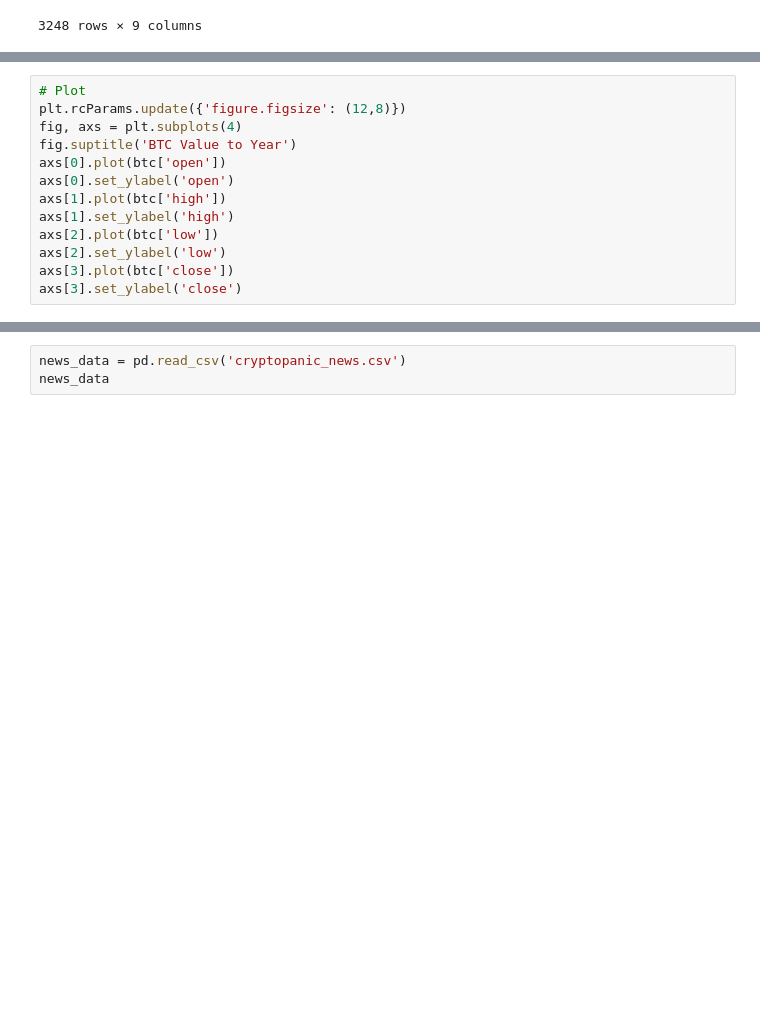
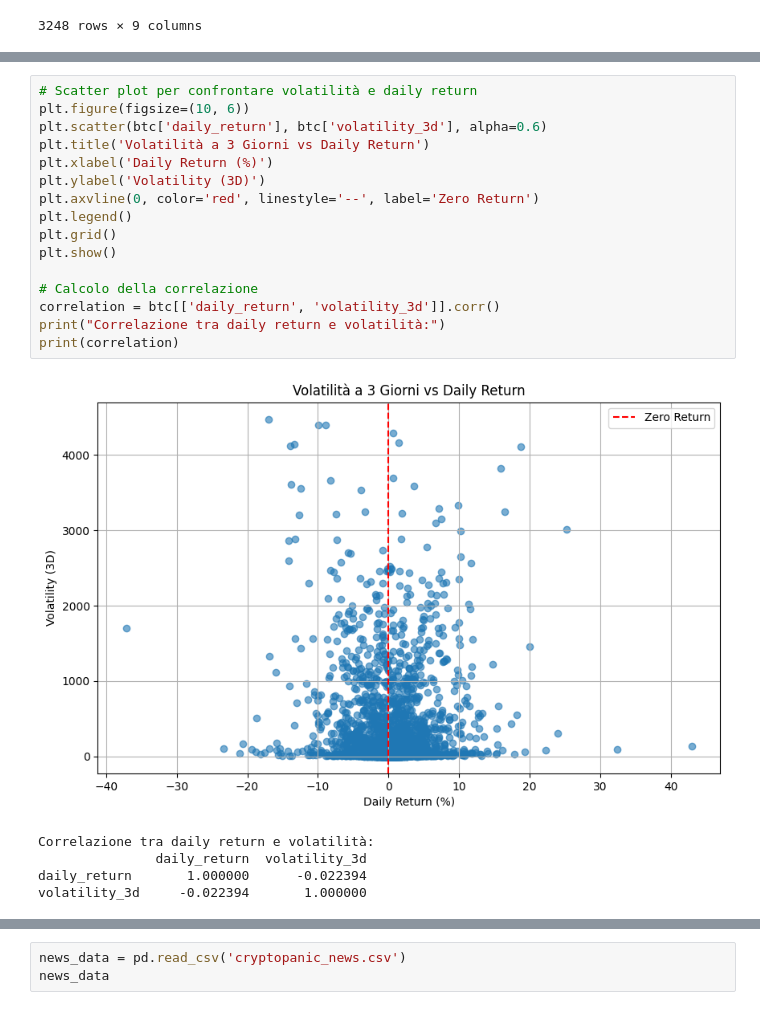
Before and after one commit to riccardoscut/riccardoscut, a Jupyter notebook: CrypToData.ipynb, the cells around one changed output, grey strips where cells are left out. Drawn from its saved outputs; the diff is of its cells as text; blank space fills up the shorter version.

```diff
--- a/CrypToData.ipynb
+++ b/CrypToData.ipynb
@@ -148,13 +74,0 @@ Text(0.5, 1.0, 'BTC Votality Standardized')
-# %%
-# Plot
-plt.rcParams.update({'figure.figsize': (12,8)})
-fig, axs = plt.subplots(4)
-fig.suptitle('BTC Value to Year')
-axs[0].plot(btc['open'])
-axs[0].set_ylabel('open')
-axs[1].plot(btc['high'])
-axs[1].set_ylabel('high')
-axs[2].plot(btc['low'])
-axs[2].set_ylabel('low')
-axs[3].plot(btc['close'])
-axs[3].set_ylabel('close')
@@ -233,0 +140,22 @@ from vaderSentiment.vaderSentiment import SentimentIntensityAnalyzer
+# %%
+# Scatter plot per confrontare volatilità e daily return
+plt.figure(figsize=(10, 6))
+plt.scatter(btc['daily_return'], btc['volatility_3d'], alpha=0.6)
+plt.title('Volatilità a 3 Giorni vs Daily Return')
+plt.xlabel('Daily Return (%)')
+plt.ylabel('Volatility (3D)')
+plt.axvline(0, color='red', linestyle='--', label='Zero Return')
+plt.legend()
+plt.grid()
+plt.show()
+
+# Calcolo della correlazione
+correlation = btc[['daily_return', 'volatility_3d']].corr()
+print("Correlazione tra daily return e volatilità:")
+print(correlation)
+# %% [output]
+[figure, added]
+Correlazione tra daily return e volatilità:
+               daily_return  volatility_3d
+daily_return       1.000000      -0.022394
+volatility_3d     -0.022394       1.000000
```
Also changed, not shown: parts of 58 cells of this notebook, 7 other files.
